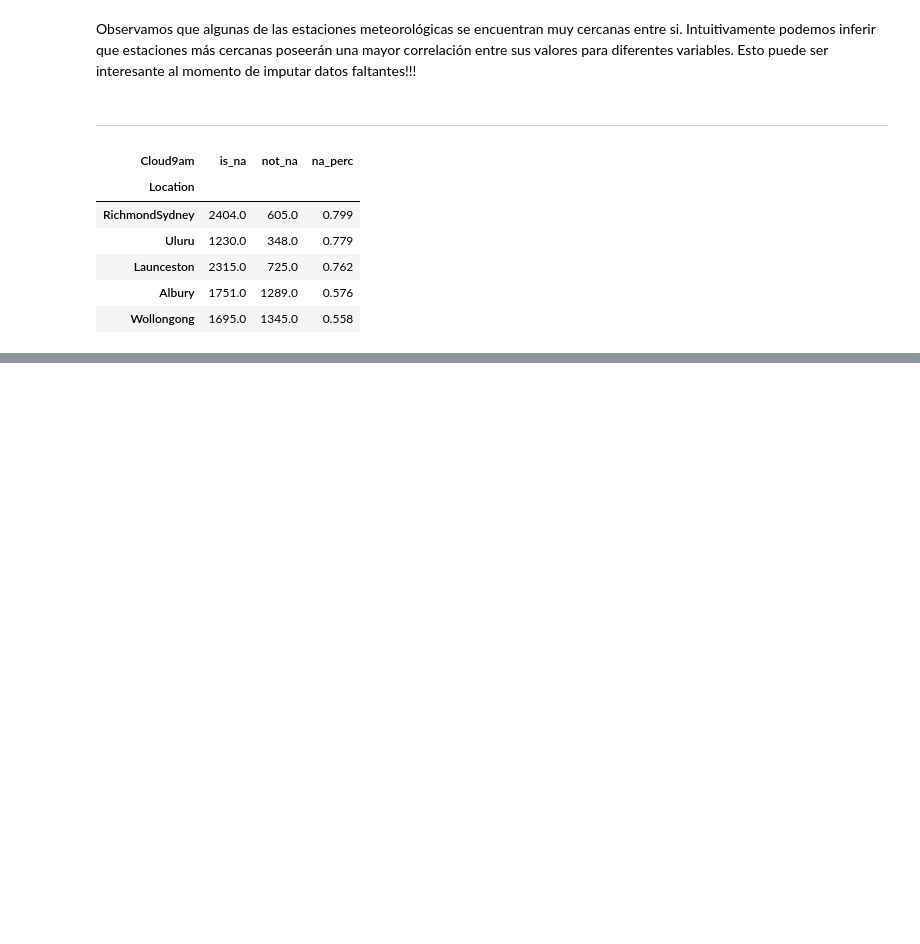
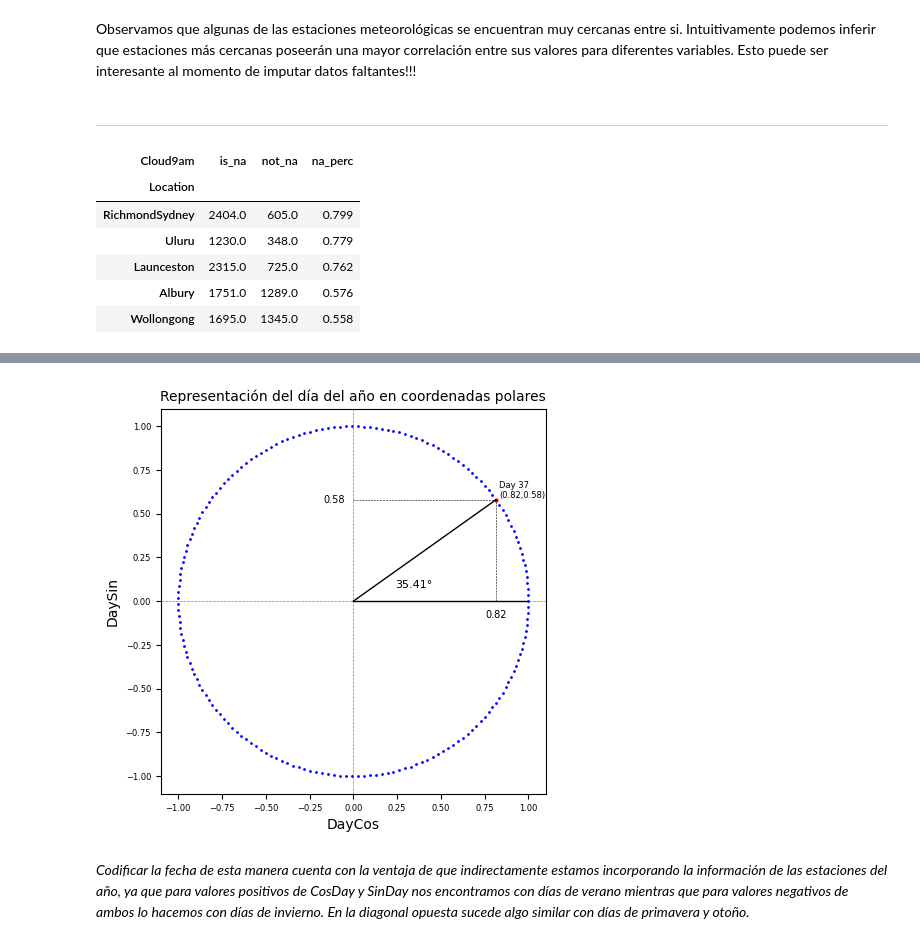
Before and after one commit to jcruz-ferreyra/aprMaqI_CEIA, a Jupyter notebook: TP/source/exploratory_analysis.ipynb, the cells around one changed output, grey strips where cells are left out. Drawn from its saved outputs; the diff is of its cells as text; code cells hidden in the pictures; blank space fills up the shorter version.

```diff
--- a/TP/source/exploratory_analysis.ipynb
+++ b/TP/source/exploratory_analysis.ipynb
@@ -445,0 +539,6 @@ count_nas_per_location(df, "Cloud9am").head(5)
+# %%
+plot_day_of_year_in_unit_circle()
+# %% [output]
+[figure, added]
+# %% [markdown]
+_Codificar la fecha de esta manera cuenta con la ventaja de que indirectamente estamos incorporando la información de las estaciones del año, ya que para valores positivos de CosDay y SinDay nos encontramos con días de verano mientras que para valores negativos de ambos lo hacemos con días de invierno. En la diagonal opuesta sucede algo similar con días de primavera y otoño._
```
Also changed, not shown: parts of 24 cells of this notebook, 1 other file.
